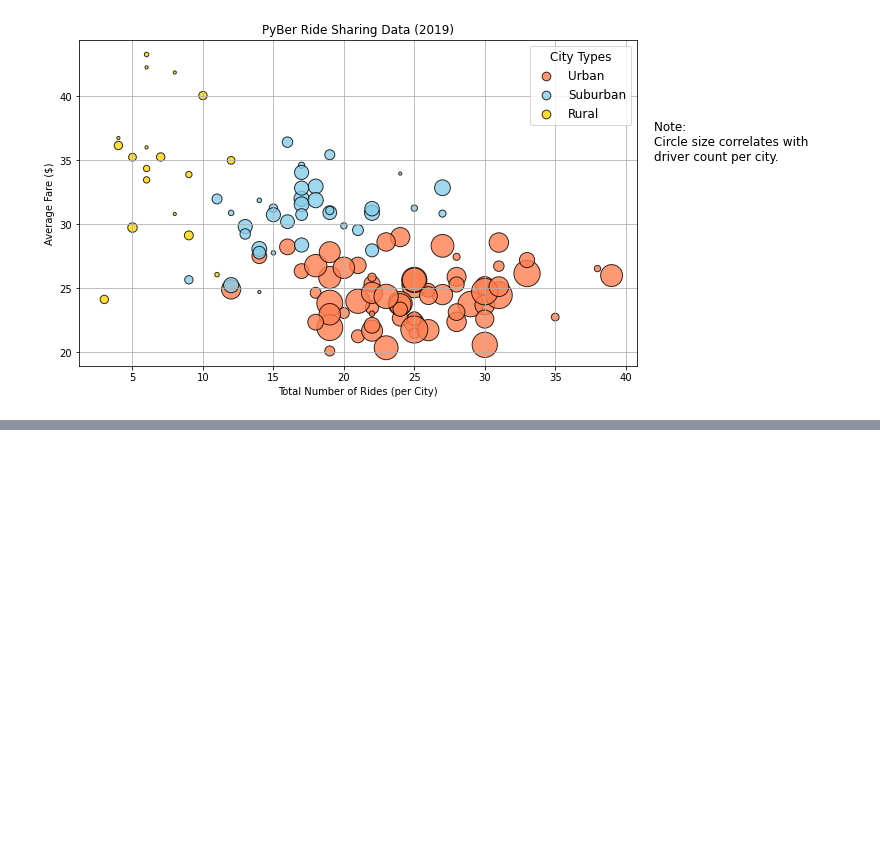
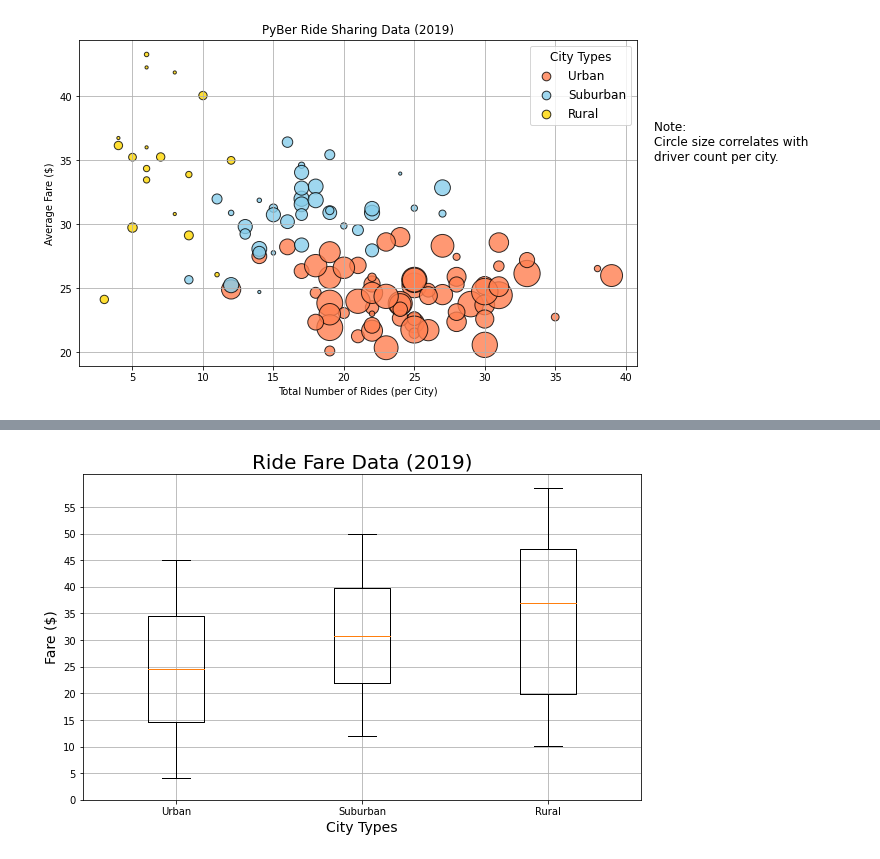
Before and after one commit to CYLaiMDPhD/PyBer_Rideshare_Analysis, a Jupyter notebook: PyBer.ipynb, the cells around one changed output, grey strips where cells are left out. Cells and saved outputs as stored; diff of their text form; code cells hidden in the pictures; blank space fills up the shorter version.

```diff
--- a/PyBer.ipynb
+++ b/PyBer.ipynb
@@ -357,0 +487,6 @@ plt.show()
+# %%
+# Summary statics for fares
+# Start by creating a new series with just fares for each type of city
+urban_fares = urban_cities_df["fare"]
+suburban_fares = suburban_cities_df["fare"]
+rural_fares = rural_cities_df["fare"]
@@ -357,0 +695,20 @@ plt.show()
+# %%
+# Create box and whisker plots for ride fare data
+x_labels = ["Urban", "Suburban", "Rural"]
+ride_fare_data =[urban_fares, suburban_fares, rural_fares]
+
+AllCitiesFareBox,ax2 = plt.subplots(figsize=(10,6))
+
+ax2.boxplot(ride_fare_data, labels = x_labels)
+
+# Annotations
+ax2.set_title("Ride Fare Data (2019)", fontsize=20)
+ax2.set_ylabel("Fare ($)", fontsize=14)
+ax2.set_xlabel("City Types", fontsize=14)
+ax2.set_yticks(np.arange(0,60, step=5))
+ax2.grid()
+
+plt.savefig("Analysis/Fig3.png")
+plt.show()
+# %% [output]
+[figure, added]
```
Also changed, not shown: parts of 31 cells of this notebook, 3 other files.
